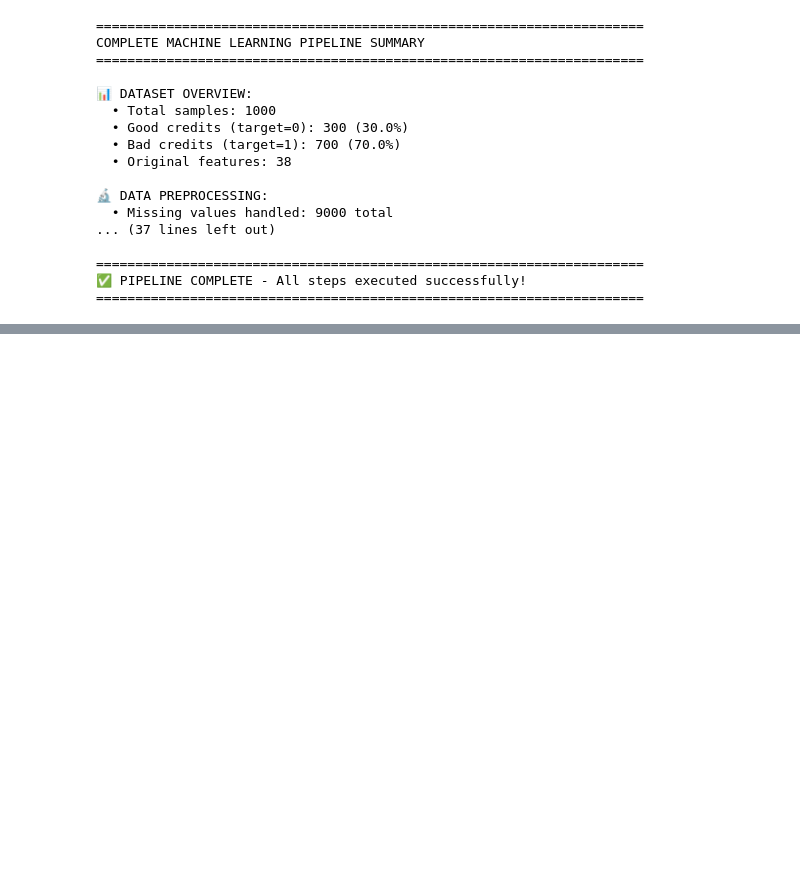
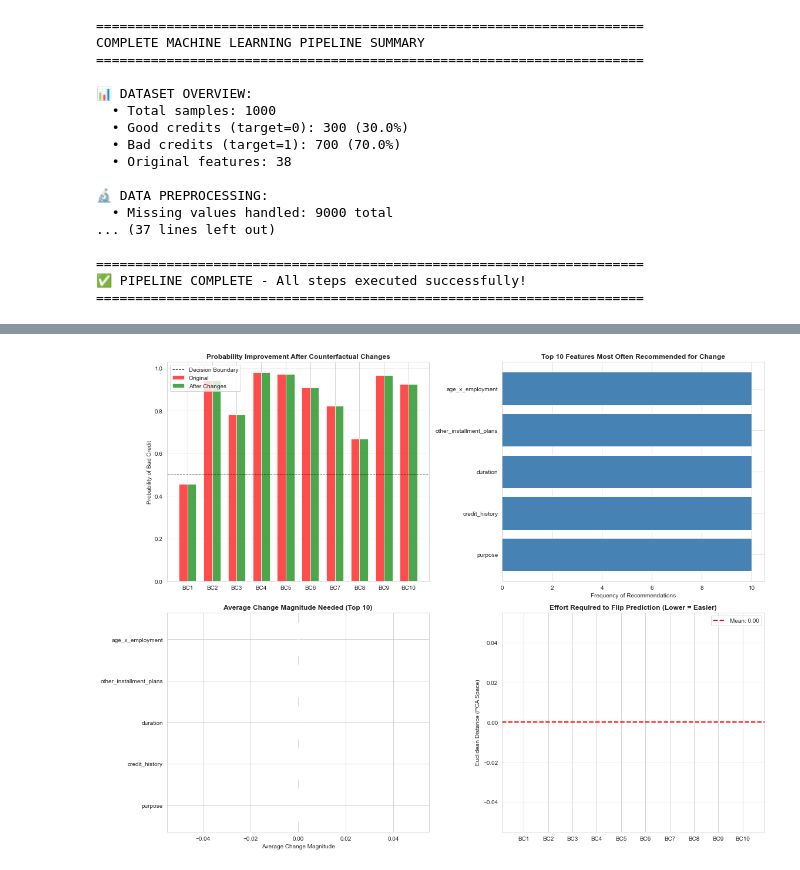
Before and after one commit to KiranKBobba/Fin_Risk_Analytics, a Jupyter notebook: AI_Driven_Financial_Risk_Analytics.ipynb, the cells around one changed output, grey strips where cells are left out. Saved outputs shown, nothing was run; the diff lists cells and outputs as text; code cells hidden in the pictures; blank space fills up the shorter version.

```diff
--- a/AI_Driven_Financial_Risk_Analytics.ipynb
+++ b/AI_Driven_Financial_Risk_Analytics.ipynb
@@ -862,0 +1091,80 @@ COMPLETE MACHINE LEARNING PIPELINE SUMMARY
+# %%
+# STEP 19 — Visualization of Counterfactual Recommendations
+
+fig, axes = plt.subplots(2, 2, figsize=(16, 12))
+
+# 1. Probability improvement for each bad credit
+original_probs = [rec['original_prob_bad'] for rec in recommendations]
+cf_probs = [rec['counterfactual_prob_bad'] for rec in recommendations]
+credit_ids = [f"Bad Credit {i+1}" for i in range(len(recommendations))]
+
+x_pos = np.arange(len(recommendations))
+width = 0.35
+
+axes[0, 0].bar(x_pos - width/2, original_probs, width, label='Original', color='red', alpha=0.7)
+axes[0, 0].bar(x_pos + width/2, cf_probs, width, label='After Changes', color='green', alpha=0.7)
+axes[0, 0].set_ylabel('Probability of Bad Credit')
+axes[0, 0].set_title('Probability Improvement After Counterfactual Changes', fontsize=12, fontweight='bold')
+axes[0, 0].set_xticks(x_pos)
+axes[0, 0].set_xticklabels([f"BC{i+1}" for i in range(len(recommendations))])
+axes[0, 0].axhline(y=0.5, color='black', linestyle='--', linewidth=1, label='Decision Boundary')
+axes[0, 0].legend()
+axes[0, 0].grid(True, alpha=0.3, axis='y')
+
+# 2. Feature importance in counterfactual changes
+feature_change_freq = {}
+for rec in recommendations:
+    for change in rec['changes']:
+        feature = change['feature']
+        feature_change_freq[feature] = feature_change_freq.get(feature, 0) + 1
+
+sorted_features = sorted(feature_change_freq.items(), key=lambda x: x[1], reverse=True)[:10]
+features_list = [f[0] for f in sorted_features]
+freq_list = [f[1] for f in sorted_features]
+
+axes[0, 1].barh(range(len(features_list)), freq_list, color='steelblue')
+axes[0, 1].set_yticks(range(len(features_list)))
+axes[0, 1].set_yticklabels(features_list)
+axes[0, 1].set_xlabel('Frequency of Recommendations')
+axes[0, 1].set_title('Top 10 Features Most Often Recommended for Change', fontsize=12, fontweight='bold')
+axes[0, 1].invert_yaxis()
+
+# 3. Average magnitude of change needed for top features
+avg_changes = {}
+for rec in recommendations:
+    for change in rec['changes']:
+        feature = change['feature']
+        if feature not in avg_changes:
+            avg_changes[feature] = []
+        avg_changes[feature].append(np.abs(change['change_amount']))
+
+top_features_change = sorted(avg_changes.items(), key=lambda x: np.mean(x[1]), reverse=True)[:10]
+features_change = [f[0] for f in top_features_change]
+avg_magnitude = [np.mean(f[1]) for f in top_features_change]
+
+axes[1, 0].barh(range(len(features_change)), avg_magnitude, color='coral')
+axes[1, 0].set_yticks(range(len(features_change)))
+axes[1, 0].set_yticklabels(features_change)
+axes[1, 0].set_xlabel('Average Change Magnitude')
+axes[1, 0].set_title('Average Change Magnitude Needed (Top 10)', fontsize=12, fontweight='bold')
+axes[1, 0].invert_yaxis()
+
+# 4. Euclidean distance in PCA space to flip prediction
+distances = [rec for rec in recommendations]
+distances_vals = [counterfactuals[i]['distance'] for i in range(len(recommendations))]
+
+axes[1, 1].bar(range(len(distances_vals)), distances_vals, color='purple', alpha=0.7)
+axes[1, 1].set_ylabel('Euclidean Distance (PCA Space)')
+axes[1, 1].set_title('Effort Required to Flip Prediction (Lower = Easier)', fontsize=12, fontweight='bold')
+axes[1, 1].set_xticks(range(len(distances_vals)))
+axes[1, 1].set_xticklabels([f"BC{i+1}" for i in range(len(distances_vals))])
+axes[1, 1].axhline(y=np.mean(distances_vals), color='red', linestyle='--', linewidth=2, label=f'Mean: {np.mean(distances_vals):.2f}')
+axes[1, 1].legend()
+axes[1, 1].grid(True, alpha=0.3, axis='y')
+
+plt.tight_layout()
+plt.show()
+
+print("✓ Counterfactual visualizations generated")
+# %% [output]
+[figure, added]
```
Also changed, not shown: parts of 5 cells of this notebook.
